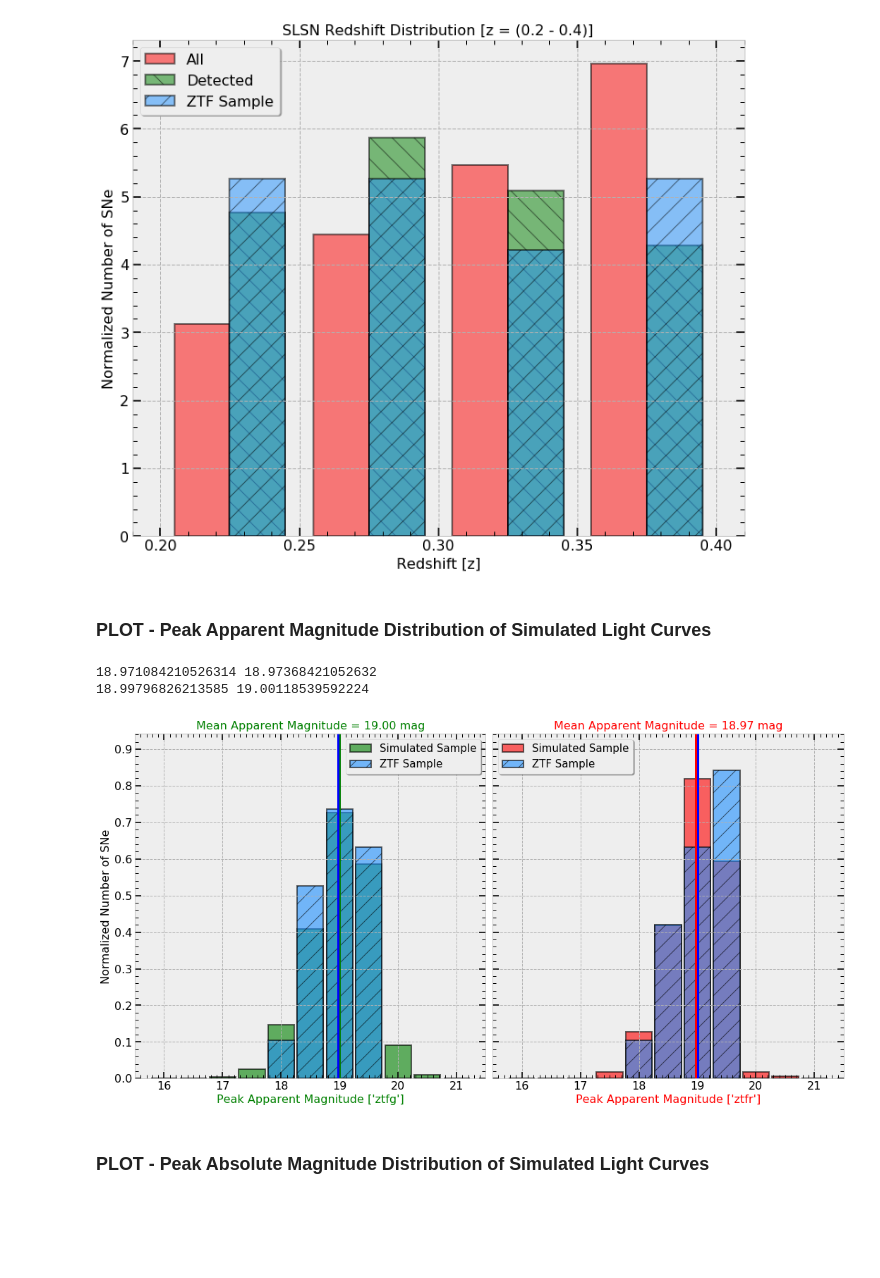
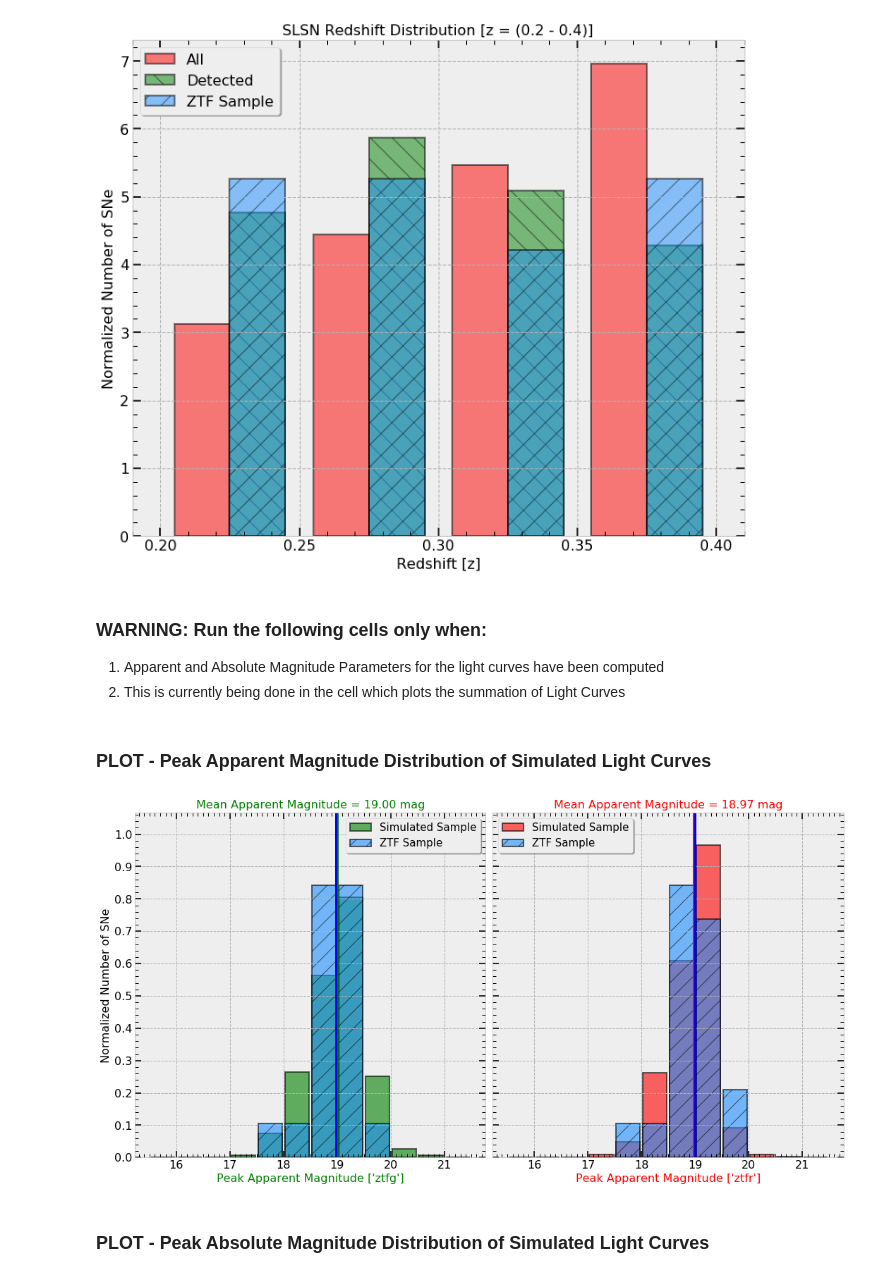
Before and after one commit to sPaMFouR/SimSLSNe, a Jupyter notebook: notebooks/PlotSim_HighZ.ipynb, the cells around one changed output. Cells and saved outputs as stored; diff of their text form; code cells hidden in the pictures; blank space fills up the shorter version.

```diff
--- a/notebooks/PlotSim_HighZ.ipynb
+++ b/notebooks/PlotSim_HighZ.ipynb
@@ -763,6 +765,10 @@ plt.close(fig4)
 # ------------------------------------------------------------------------------------------------------------------- #
 # %% [output]
 [figure]
+# %% [markdown]
+### WARNING: Run the following cells only when:
+1) Apparent and Absolute Magnitude Parameters for the light curves have been computed <br />
+2) This is currently being done in the cell which plots the summation of Light Curves <br />
 # %% [markdown]
 ### PLOT - Peak Apparent Magnitude Distribution of Simulated Light Curves
 # %%
@@ -774,75 +780,51 @@ fig5, (ax51, ax52) = plt.subplots(1, 2, sharey=True, figsize=(18, 9))
 
 simappg = lcs.stats['mag_max']['ztfg']; simappg = simappg[~np.isnan(simappg)]
 simappr = lcs.stats['mag_max']['ztfr']; simappr = simappr[~np.isnan(simappr)]
-hsim_g, bsim_g = np.histogram(simappg, range=(15.75, 21.25), density=True, bins=11)
-hsim_r, bsim_r = np.histogram(simappr, range=(15.75, 21.25), density=True, bins=11)
-happ_g, bapp_g = np.histogram(ztfappg, range=(15.75, 21.25), density=True, bins=11)
-happ_r, bapp_r = np.histogram(ztfappr, range=(15.75, 21.25), density=True, bins=11)
+hsim_g, bsim_g = np.histogram(simappg, range=(15.5, 21.5), density=True, bins=12)
+hsim_r, bsim_r = np.histogram(simappr, range=(15.5, 21.5), density=True, bins=12)
+happ_g, bapp_g = np.histogram(ztfappg, range=(15.5, 21.5), density=True, bins=12)
+happ_r, bapp_r = np.histogram(ztfappr, range=(15.5, 21.5), density=True, bins=12)
 csim_g = (bsim_g[:-1] + bsim_g[1:]) / 2
 csim_r = (bsim_r[:-1] + bsim_r[1:]) / 2
 capp_g = (bapp_g[:-1] + bapp_g[1:]) / 2
 capp_r = (bapp_r[:-1] + bapp_r[1:]) / 2
 
-# ax51.bar(csim_g, hsim_g, width=0.4, ec='k', lw=0.5, color=sns.color_palette('rocket', len(b_g)))
-# ax52.bar(csim_r, hsim_r, width=0.4, ec='k', lw=0.5, color=sns.color_palette('rocket', len(b_r)))
 ax51.bar(csim_g, hsim_g, width=0.45, ec='k', lw=2, alpha=0.6, color='g', label='Simulated Sample')
 ax52.bar(csim_r, hsim_r, width=0.45, ec='k', lw=2, alpha=0.6, color='r', label='Simulated Sample')
 ax51.bar(capp_g, happ_g, width=0.45, ec='k', lw=2, alpha=0.6, hatch='/', color='dodgerblue', label='ZTF Sample')
 ax52.bar(capp_r, happ_r, width=0.45, ec='k', lw=2, alpha=0.6, hatch='/', color='dodgerblue', label='ZTF Sample')
 
 meansim_g, stdsim_g = arr_stats(simappg)
 meansim_r, stdsim_r = arr_stats(simappr)
 meanapp_g, stdapp_g = arr_stats(ztfappg)
 meanapp_r, stdapp_r = arr_stats(ztfappr)
-
-print (meanapp_g, np.average(capp_g, weights=happ_g))
-print (meansim_g, np.average(csim_g, weights=hsim_g))
-
-# meansim_g = np.average(csim_g, weights=hsim_g)
-# meansim_r = np.average(csim_r, weights=hsim_r)
-# stdsim_g = np.sqrt(np.average((csim_g - meansim_g) ** 2, weights=hsim_g))
-# stdsim_r = np.sqrt(np.average((csim_r - meansim_r) ** 2, weights=hsim_r))
-# meanapp_g = np.average(capp_g, weights=happ_g)
-# meanapp_r = np.average(capp_r, weights=happ_r)
-# stdapp_g = np.sqrt(np.average((capp_g - meanapp_g) ** 2, weights=happ_g))
-# stdapp_r = np.sqrt(np.average((capp_r - meanapp_r) ** 2, weights=happ_r))
-# import scipy.stats as stats
-# xarr = np.arange(15.5, 21.5, 0.1)
-# gauss_g = stats.norm.pdf(xarr, meansim_g, stdsim_g)
-# gauss_r = stats.norm.pdf(xarr, meansim_r, stdsim_r)
-# ax51.fill_between(xarr, gauss_g * np.sum(hsim_g), color='g')
-# ax52.fill_between(xarr, gauss_r * np.sum(hsim_r), color='r')
+# print (meanapp_g, np.average(capp_g, weights=happ_g))
+# print (meansim_g, np.average(csim_g, weights=hsim_g))
 
 ax51.axvline(meansim_g, ls='-', lw=3, color='g')
 ax52.axvline(meansim_r, ls='-', lw=3, color='r')
 ax51.axvline(meanapp_g, ls='-', lw=3, color='blue')
 ax52.axvline(meanapp_r, ls='-', lw=3, color='blue')
-
-# ax51.set_xlim(15.6, 21.2)
-# ax52.set_xlim(15.6, 21.2)
-ax51.set_ylim(0, max(np.max(hsim_g), np.max(happ_g)) + 0.1)
-ax52.set_ylim(0, max(np.max(hsim_r), np.max(happ_r)) + 0.1)
+ax51.set_ylim(0, max(np.max(hsim_g), np.max(happ_g), np.max(hsim_r), np.max(happ_r)) + 0.1)
 
 ax51.legend(fontsize=15, fancybox=True, shadow=True)
 ax52.legend(fontsize=15, fancybox=True, shadow=True)
 set_plotparams(ax51, xticks=(1, 0.1), yticks=(0.1, 0.02), fs=16)
 set_plotparams(ax52, xticks=(1, 0.1), yticks=(0.1, 0.02), fs=16)
 ax51.set_ylabel("Normalized Number of SNe", fontsize=16)
 ax51.set_xlabel("Peak Apparent Magnitude ['ztfg']", color='g', fontsize=16)
 ax52.set_xlabel("Peak Apparent Magnitude ['ztfr']", color='r', fontsize=16)
 ax51.set_title("Mean Apparent Magnitude = {0:.2f} mag".format(meansim_g), color='g', fontsize=16)
 ax52.set_title("Mean Apparent Magnitude = {0:.2f} mag".format(meansim_r), color='r', fontsize=16)
 
 fig5.subplots_adjust(wspace=0.02)
 fig5.savefig("PLOT_AppMD_{0}_{1}_{2}_{3}_{4}.pdf".format(runmodel, zrange[0], zrange[1], rate, iteration),
              format='pdf', dpi=2000, bbox_inches='tight')
 plt.show()
 plt.close(fig5)
 # ------------------------------------------------------------------------------------------------------------------- #
 # %% [output]
-18.971084210526314 18.97368421052632
-18.99796826213585 19.00118539592224
-[figure, old version]
+[figure, new version]
 # %% [markdown]
 ### PLOT - Peak Absolute Magnitude Distribution of Simulated Light Curves
 # %%
```
Also changed, not shown: parts of 7 cells of this notebook, 1 other file.
